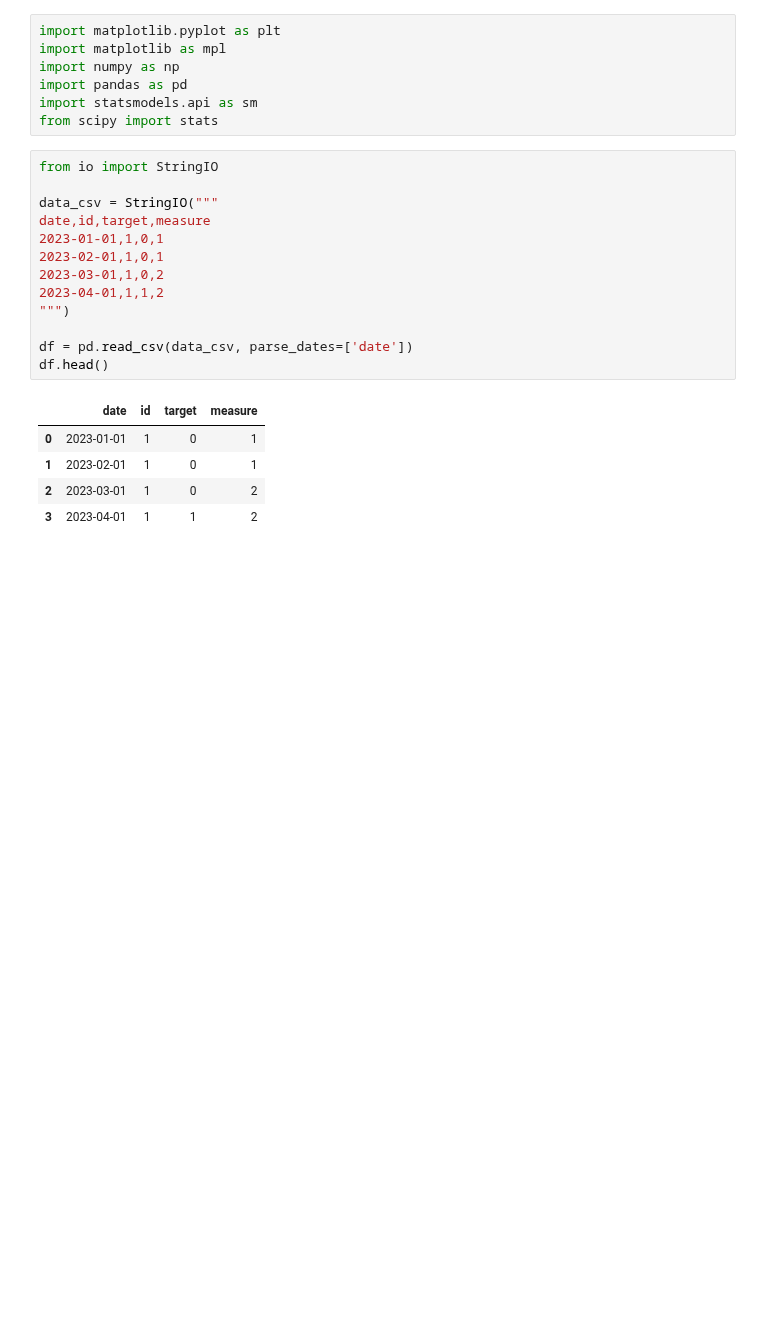
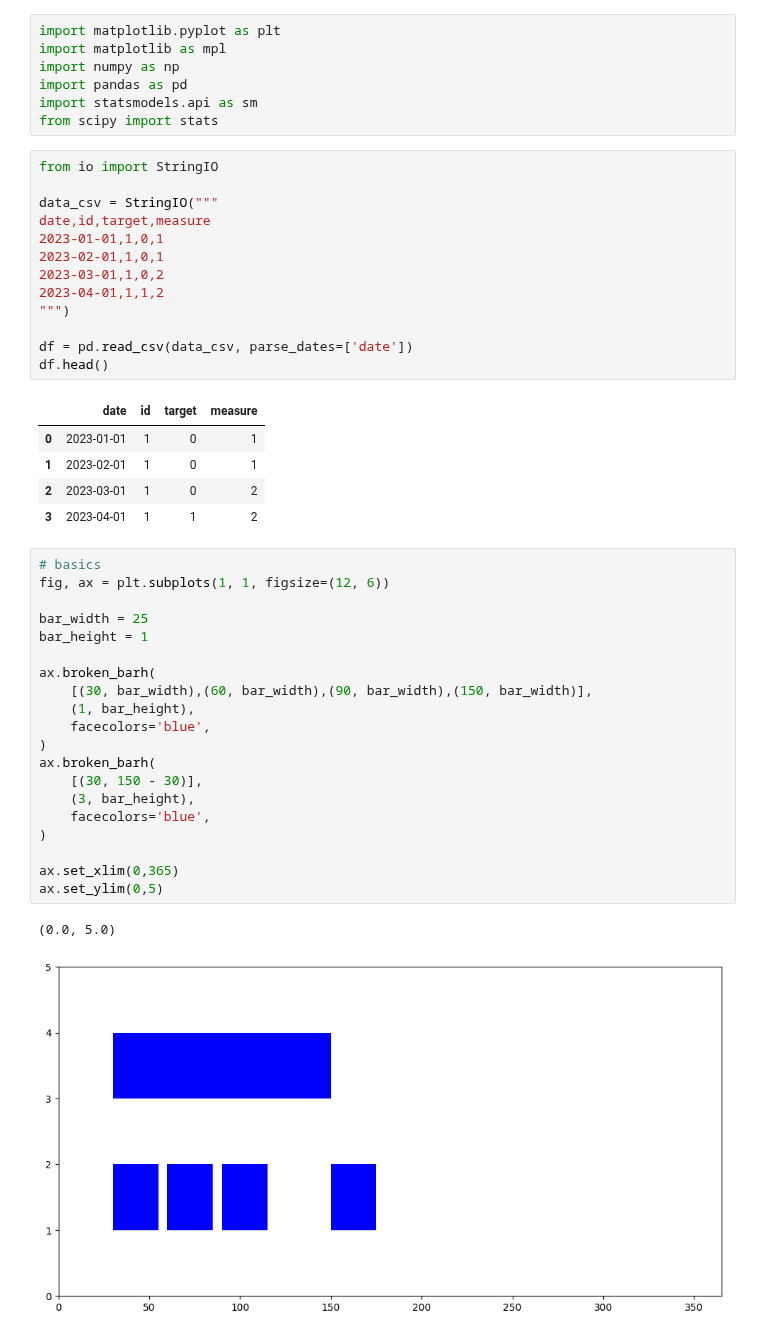
Before and after one commit to 0xdomyz/python_collection, a Jupyter notebook: plot/plotting/data_vis.ipynb, the cells around one changed output. Saved outputs shown, nothing was run; the diff lists cells and outputs as text; blank space fills up the shorter version.

```diff
--- a/plot/plotting/data_vis.ipynb
+++ b/plot/plotting/data_vis.ipynb
@@ -24,4 +24,27 @@ df.head()
 | 1 | 2023-02-01 | 1 | 0 | 1 |
 | 2 | 2023-03-01 | 1 | 0 | 2 |
 | 3 | 2023-04-01 | 1 | 1 | 2 |
+# %%
+# basics
+fig, ax = plt.subplots(1, 1, figsize=(12, 6))
+
+bar_width = 25
+bar_height = 1
+
+ax.broken_barh(
+    [(30, bar_width),(60, bar_width),(90, bar_width),(150, bar_width)],
+    (1, bar_height),
+    facecolors='blue',
+)
+ax.broken_barh(
+    [(30, 150 - 30)],
+    (3, bar_height),
+    facecolors='blue',
+)
+
+ax.set_xlim(0,365)
+ax.set_ylim(0,5)
+# %% [output]
+(0.0, 5.0)
+[figure, added]
 # %%
```
Also changed, not shown: parts of 2 cells of this notebook.
